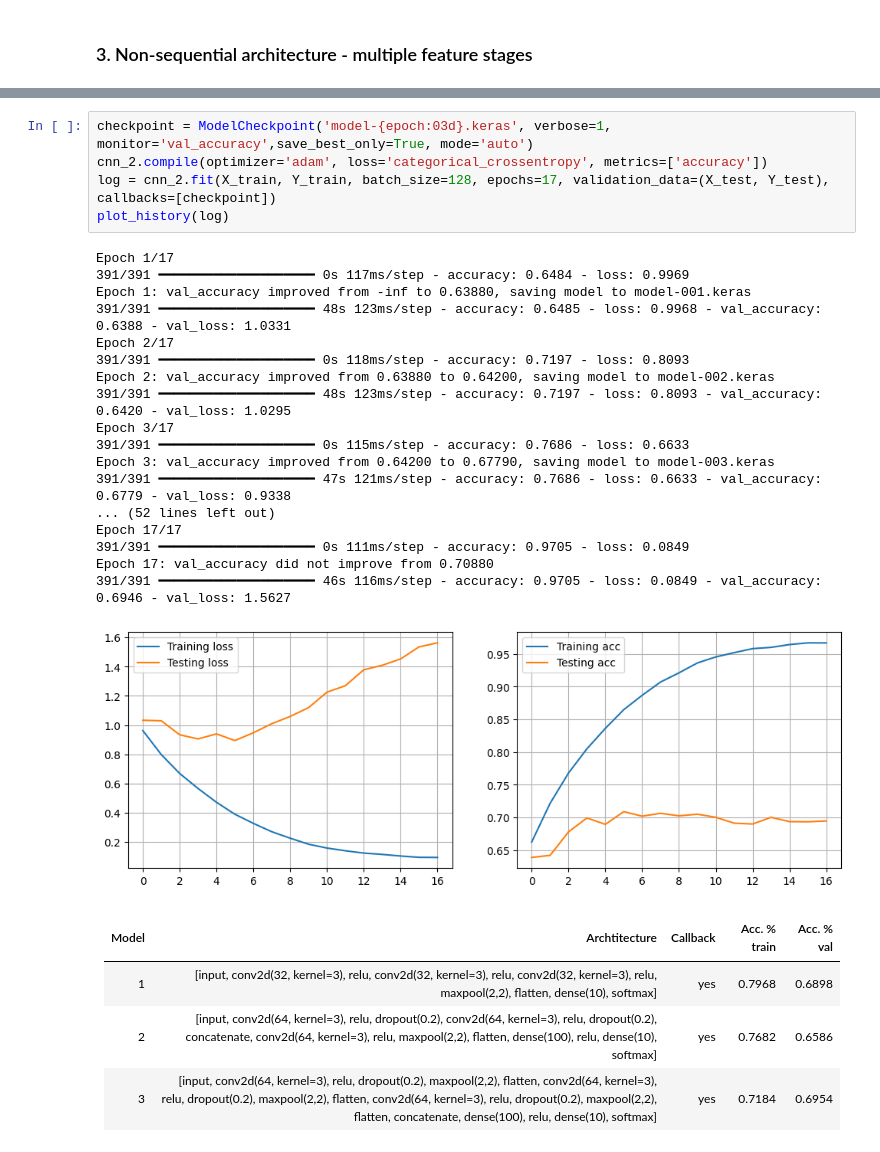
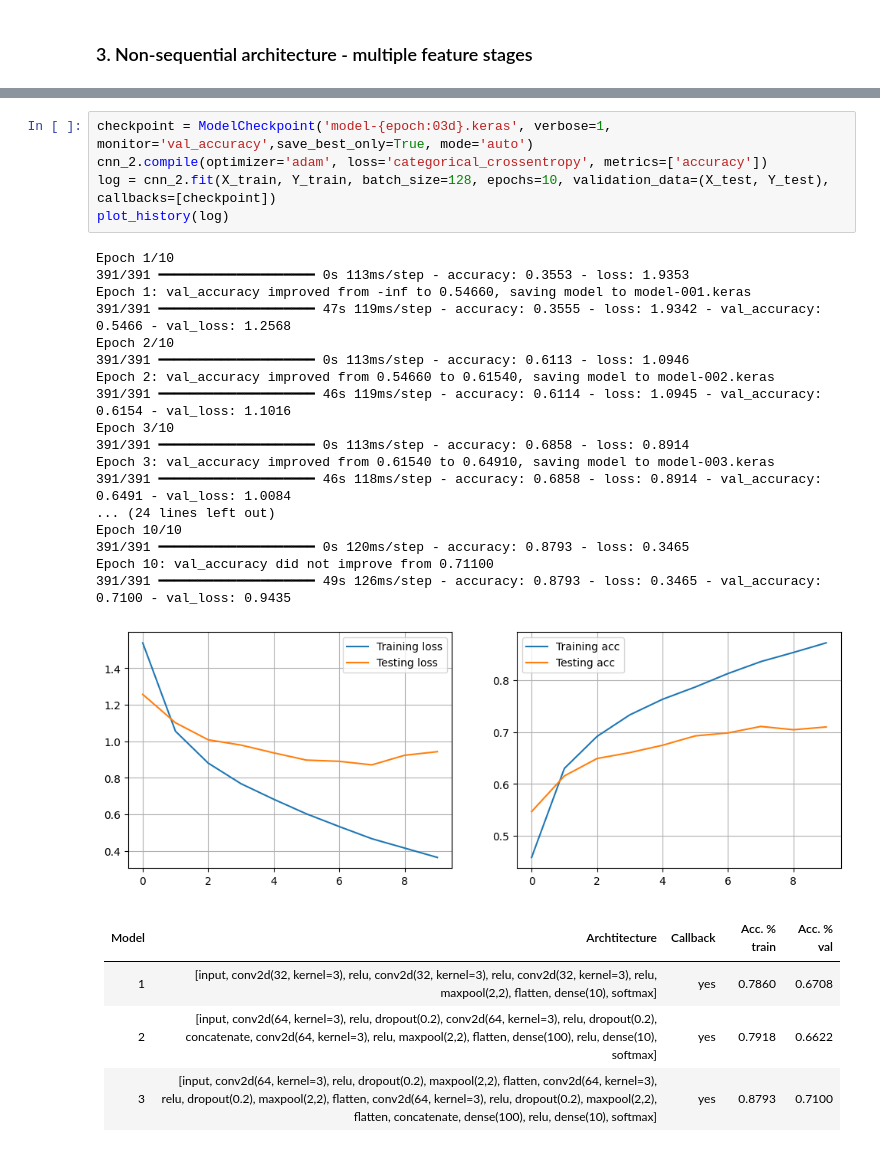
Before and after one commit to dave1b/TSM_DeLearn, a Jupyter notebook: Week12/non_sequential_architecture.ipynb, the cells around one changed output, grey strips where cells are left out. Saved outputs shown, nothing was run; the diff lists cells and outputs as text.

```diff
--- a/Week12/non_sequential_architecture.ipynb
+++ b/Week12/non_sequential_architecture.ipynb
@@ -292,32 +292,32 @@ None
 # %%
 checkpoint = ModelCheckpoint('model-{epoch:03d}.keras', verbose=1, monitor='val_accuracy',save_best_only=True, mode='auto')
 cnn_2.compile(optimizer='adam', loss='categorical_crossentropy', metrics=['accuracy'])
-log = cnn_2.fit(X_train, Y_train, batch_size=128, epochs=17, validation_data=(X_test, Y_test), callbacks=[checkpoint])
+log = cnn_2.fit(X_train, Y_train, batch_size=128, epochs=10, validation_data=(X_test, Y_test), callbacks=[checkpoint])
 plot_history(log)
 # %% [output]
-Epoch 1/17
-391/391 ━━━━━━━━━━━━━━━━━━━━ 0s 117ms/step - accuracy: 0.6484 - loss: 0.9969
-Epoch 1: val_accuracy improved from -inf to 0.63880, saving model to model-001.keras
-391/391 ━━━━━━━━━━━━━━━━━━━━ 48s 123ms/step - accuracy: 0.6485 - loss: 0.9968 - val_accuracy: 0.6388 - val_loss: 1.0331
-Epoch 2/17
-391/391 ━━━━━━━━━━━━━━━━━━━━ 0s 118ms/step - accuracy: 0.7197 - loss: 0.8093
-Epoch 2: val_accuracy improved from 0.63880 to 0.64200, saving model to model-002.keras
-391/391 ━━━━━━━━━━━━━━━━━━━━ 48s 123ms/step - accuracy: 0.7197 - loss: 0.8093 - val_accuracy: 0.6420 - val_loss: 1.0295
-Epoch 3/17
-391/391 ━━━━━━━━━━━━━━━━━━━━ 0s 115ms/step - accuracy: 0.7686 - loss: 0.6633
-Epoch 3: val_accuracy improved from 0.64200 to 0.67790, saving model to model-003.keras
-391/391 ━━━━━━━━━━━━━━━━━━━━ 47s 121ms/step - accuracy: 0.7686 - loss: 0.6633 - val_accuracy: 0.6779 - val_loss: 0.9338
-... (52 lines left out)
-Epoch 17/17
-391/391 ━━━━━━━━━━━━━━━━━━━━ 0s 111ms/step - accuracy: 0.9705 - loss: 0.0849
-Epoch 17: val_accuracy did not improve from 0.70880
-391/391 ━━━━━━━━━━━━━━━━━━━━ 46s 116ms/step - accuracy: 0.9705 - loss: 0.0849 - val_accuracy: 0.6946 - val_loss: 1.5627
+Epoch 1/10
+391/391 ━━━━━━━━━━━━━━━━━━━━ 0s 113ms/step - accuracy: 0.3553 - loss: 1.9353
+Epoch 1: val_accuracy improved from -inf to 0.54660, saving model to model-001.keras
+391/391 ━━━━━━━━━━━━━━━━━━━━ 47s 119ms/step - accuracy: 0.3555 - loss: 1.9342 - val_accuracy: 0.5466 - val_loss: 1.2568
+Epoch 2/10
+391/391 ━━━━━━━━━━━━━━━━━━━━ 0s 113ms/step - accuracy: 0.6113 - loss: 1.0946
+Epoch 2: val_accuracy improved from 0.54660 to 0.61540, saving model to model-002.keras
+391/391 ━━━━━━━━━━━━━━━━━━━━ 46s 119ms/step - accuracy: 0.6114 - loss: 1.0945 - val_accuracy: 0.6154 - val_loss: 1.1016
+Epoch 3/10
+391/391 ━━━━━━━━━━━━━━━━━━━━ 0s 113ms/step - accuracy: 0.6858 - loss: 0.8914
+Epoch 3: val_accuracy improved from 0.61540 to 0.64910, saving model to model-003.keras
+391/391 ━━━━━━━━━━━━━━━━━━━━ 46s 118ms/step - accuracy: 0.6858 - loss: 0.8914 - val_accuracy: 0.6491 - val_loss: 1.0084
+... (24 lines left out)
+Epoch 10/10
+391/391 ━━━━━━━━━━━━━━━━━━━━ 0s 120ms/step - accuracy: 0.8793 - loss: 0.3465
+Epoch 10: val_accuracy did not improve from 0.71100
+391/391 ━━━━━━━━━━━━━━━━━━━━ 49s 126ms/step - accuracy: 0.8793 - loss: 0.3465 - val_accuracy: 0.7100 - val_loss: 0.9435
-[figure, old version]
+[figure, new version]
 # %% [markdown]
 | Model | Archtitecture                                                                                                                                                                                 | Callback | Acc. % train | Acc. % val |
 |-------|-----------------------------------------------------------------------------------------------------------------------------------------------------------------------------------------------|----------|--------------|------------|
-| 1     | [input, conv2d(32, kernel=3), relu, conv2d(32, kernel=3), relu, conv2d(32, kernel=3), relu, maxpool(2,2), flatten, dense(10), softmax]                                                      | yes      | 0.7968       | 0.6898     |
-| 2     | [input, conv2d(64, kernel=3), relu, dropout(0.2), conv2d(64, kernel=3), relu, dropout(0.2), concatenate, conv2d(64, kernel=3), relu, maxpool(2,2), flatten, dense(100), relu, dense(10), softmax] | yes      | 0.7682       | 0.6586     |
-| 3     | [input, conv2d(64, kernel=3), relu, dropout(0.2), maxpool(2,2), flatten, conv2d(64, kernel=3), relu, dropout(0.2), maxpool(2,2), flatten, conv2d(64, kernel=3), relu, dropout(0.2), maxpool(2,2), flatten, concatenate, dense(100), relu, dense(10), softmax] | yes      | 0.7184       | 0.6954     |
+| 1     | [input, conv2d(32, kernel=3), relu, conv2d(32, kernel=3), relu, conv2d(32, kernel=3), relu, maxpool(2,2), flatten, dense(10), softmax]                                                      | yes      | 0.7860       | 0.6708     |
+| 2     | [input, conv2d(64, kernel=3), relu, dropout(0.2), conv2d(64, kernel=3), relu, dropout(0.2), concatenate, conv2d(64, kernel=3), relu, maxpool(2,2), flatten, dense(100), relu, dense(10), softmax] | yes      | 0.7918       | 0.6622     |
+| 3     | [input, conv2d(64, kernel=3), relu, dropout(0.2), maxpool(2,2), flatten, conv2d(64, kernel=3), relu, dropout(0.2), maxpool(2,2), flatten, conv2d(64, kernel=3), relu, dropout(0.2), maxpool(2,2), flatten, concatenate, dense(100), relu, dense(10), softmax] | yes      | 0.8793       | 0.7100     |
 # %% [markdown]
 # Conclusion
```
Also changed, not shown: parts of 2 cells of this notebook.
